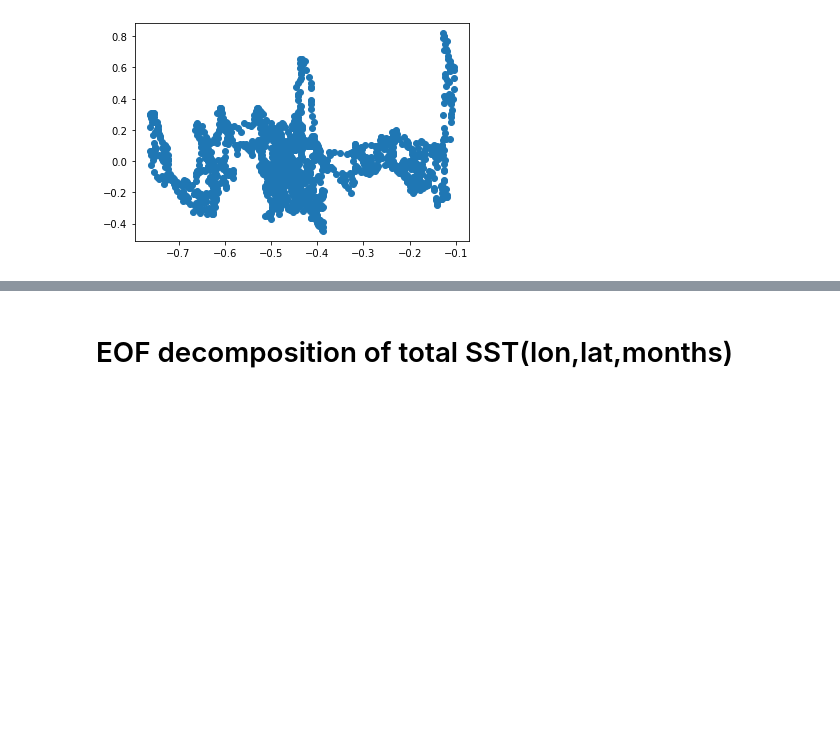
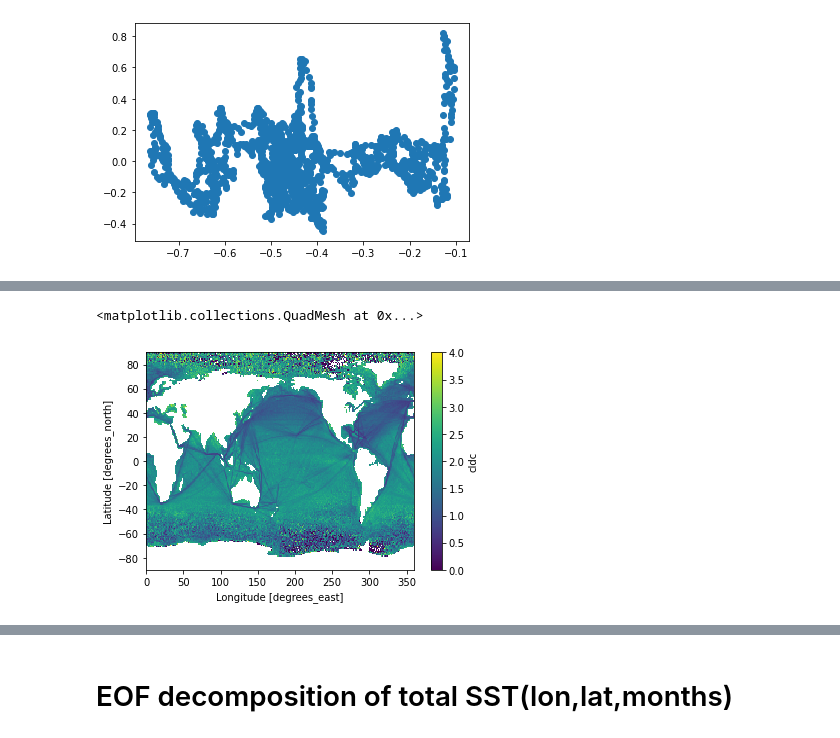
Before and after one commit to MPOcanes/MPO624_2022, a Jupyter notebook: Notebooks/xarray_SST_timeregressions.ipynb, the cells around one changed output, grey strips where cells are left out. Cells and saved outputs as stored; diff of their text form; code cells hidden in the pictures; blank space fills up the shorter version.

```diff
--- a/Notebooks/xarray_SST_timeregressions.ipynb
+++ b/Notebooks/xarray_SST_timeregressions.ipynb
@@ -211,0 +218,7 @@ plt.scatter(LP,BP) # uncorrelated: orthogonal predictors, separable results
+# %%
+URL = 'https://psl.noaa.gov//thredds/dodsC/Datasets/icoads/1degree/global/enh/cldc.mean.nc'
+ds2 = xr.open_dataset(URL)
+ds2.cldc.std(dim='time').plot()
+# %% [output]
+<matplotlib.collections.QuadMesh at 0x...>
+[figure, added]
```
Also changed, not shown: parts of 5 cells of this notebook.
